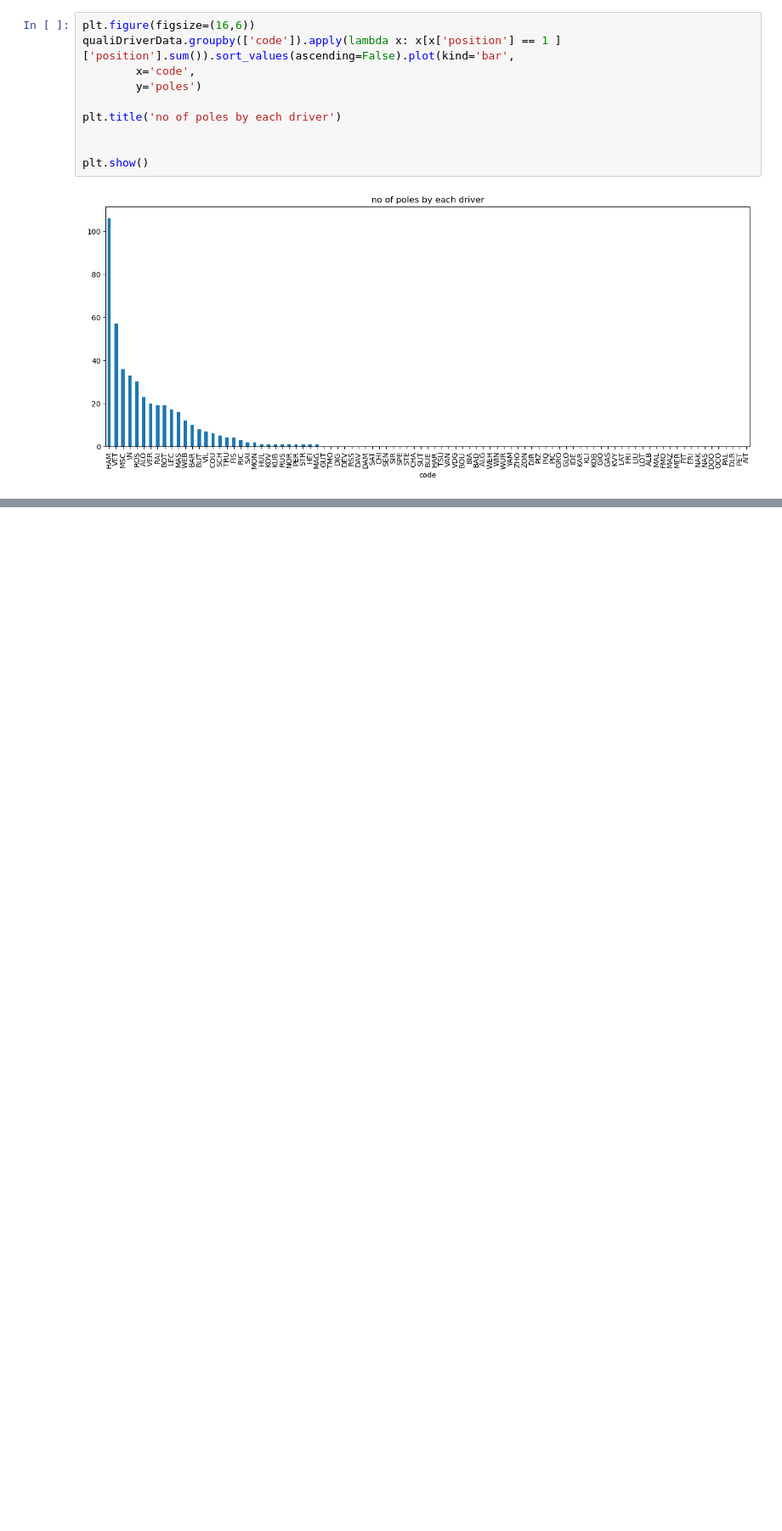
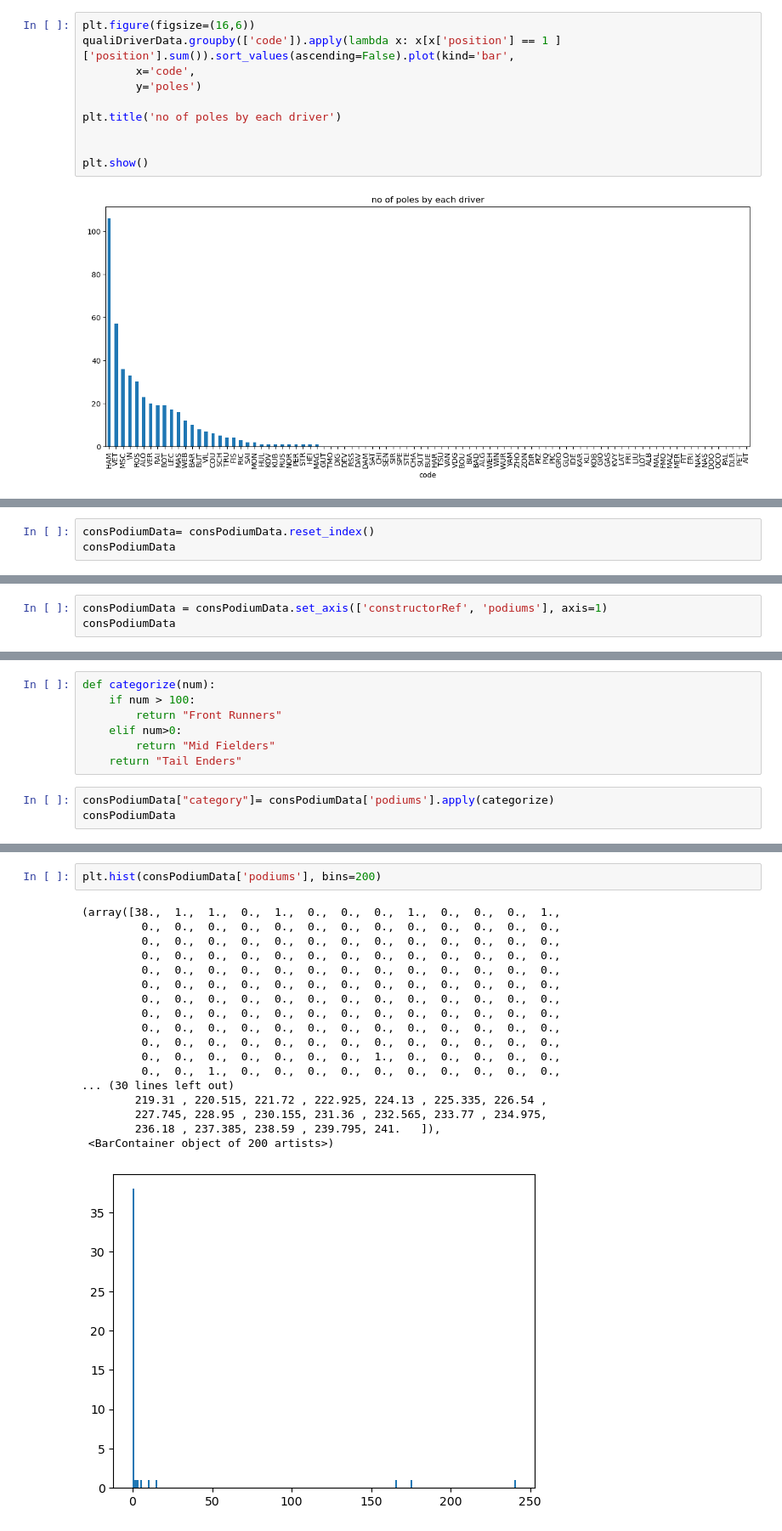
Before and after one commit to Harshith1234567/FormulaOneAnalysis, a Jupyter notebook: formulaoneanalysis.ipynb, the cells around one changed output, grey strips where cells are left out. Shown at 85% size. Cells and saved outputs as stored; diff of their text form; blank space fills up the shorter version.

```diff
--- a/formulaoneanalysis.ipynb
+++ b/formulaoneanalysis.ipynb
@@ -225,0 +267,3 @@ plt.show()
+# %%
+consPodiumData= consPodiumData.reset_index()
+consPodiumData
@@ -225,0 +292,3 @@ plt.show()
+# %%
+consPodiumData = consPodiumData.set_axis(['constructorRef', 'podiums'], axis=1)
+consPodiumData
@@ -225,0 +313,10 @@ plt.show()
+# %%
+def categorize(num):
+    if num > 100:
+        return "Front Runners"
+    elif num>0:
+        return "Mid Fielders"
+    return "Tail Enders"
+# %%
+consPodiumData["category"]= consPodiumData['podiums'].apply(categorize)
+consPodiumData
@@ -225,0 +341,21 @@ plt.show()
+# %%
+plt.hist(consPodiumData['podiums'], bins=200)
+# %% [output]
+(array([38.,  1.,  1.,  0.,  1.,  0.,  0.,  0.,  1.,  0.,  0.,  0.,  1.,
+         0.,  0.,  0.,  0.,  0.,  0.,  0.,  0.,  0.,  0.,  0.,  0.,  0.,
+         0.,  0.,  0.,  0.,  0.,  0.,  0.,  0.,  0.,  0.,  0.,  0.,  0.,
+         0.,  0.,  0.,  0.,  0.,  0.,  0.,  0.,  0.,  0.,  0.,  0.,  0.,
+         0.,  0.,  0.,  0.,  0.,  0.,  0.,  0.,  0.,  0.,  0.,  0.,  0.,
+         0.,  0.,  0.,  0.,  0.,  0.,  0.,  0.,  0.,  0.,  0.,  0.,  0.,
+         0.,  0.,  0.,  0.,  0.,  0.,  0.,  0.,  0.,  0.,  0.,  0.,  0.,
+         0.,  0.,  0.,  0.,  0.,  0.,  0.,  0.,  0.,  0.,  0.,  0.,  0.,
+         0.,  0.,  0.,  0.,  0.,  0.,  0.,  0.,  0.,  0.,  0.,  0.,  0.,
+         0.,  0.,  0.,  0.,  0.,  0.,  0.,  0.,  0.,  0.,  0.,  0.,  0.,
+         0.,  0.,  0.,  0.,  0.,  0.,  0.,  1.,  0.,  0.,  0.,  0.,  0.,
+         0.,  0.,  1.,  0.,  0.,  0.,  0.,  0.,  0.,  0.,  0.,  0.,  0.,
+... (30 lines left out)
+        219.31 , 220.515, 221.72 , 222.925, 224.13 , 225.335, 226.54 ,
+        227.745, 228.95 , 230.155, 231.36 , 232.565, 233.77 , 234.975,
+        236.18 , 237.385, 238.59 , 239.795, 241.   ]),
+ <BarContainer object of 200 artists>)
+[figure, added]
```
Also changed, not shown: parts of 14 cells of this notebook.
